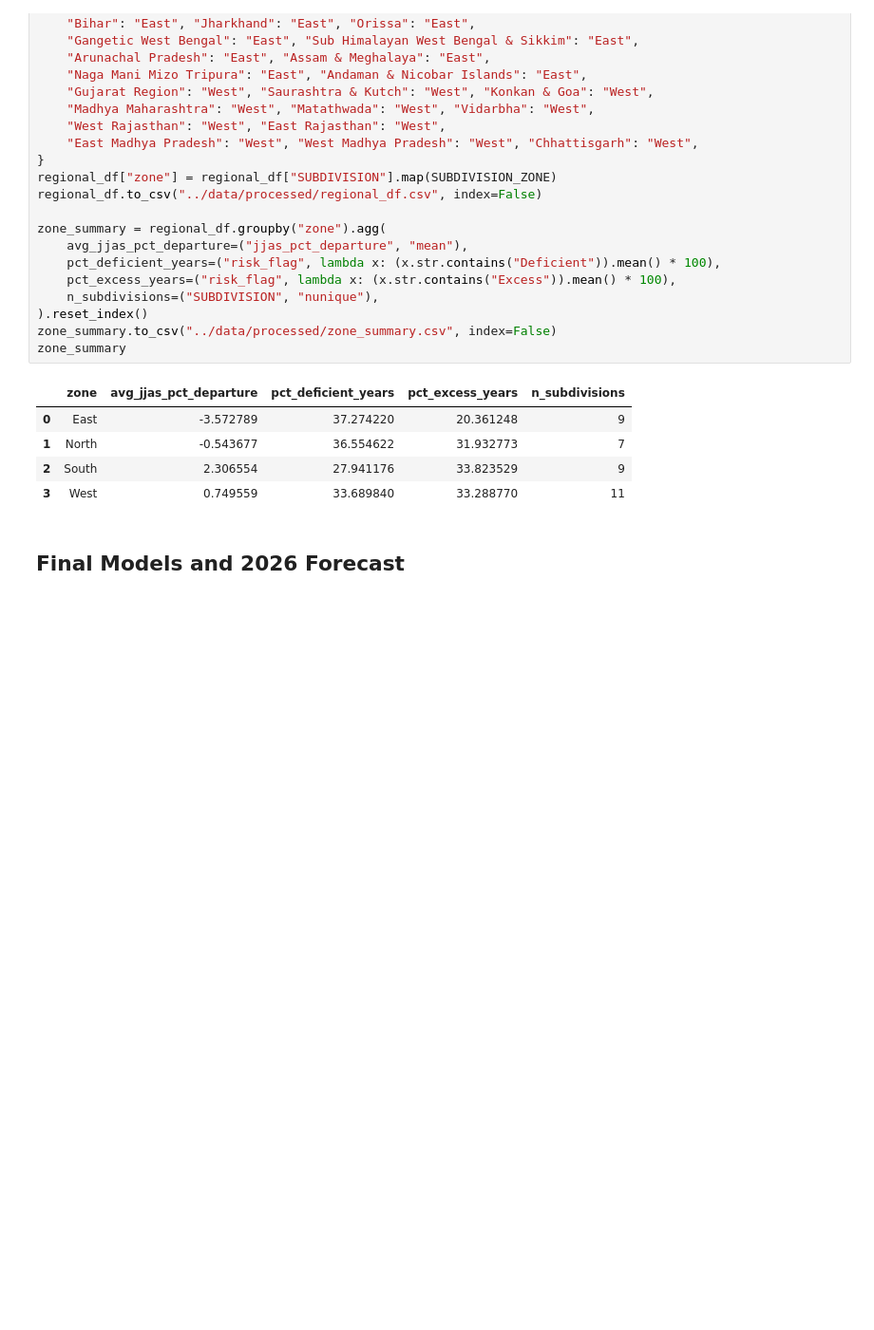
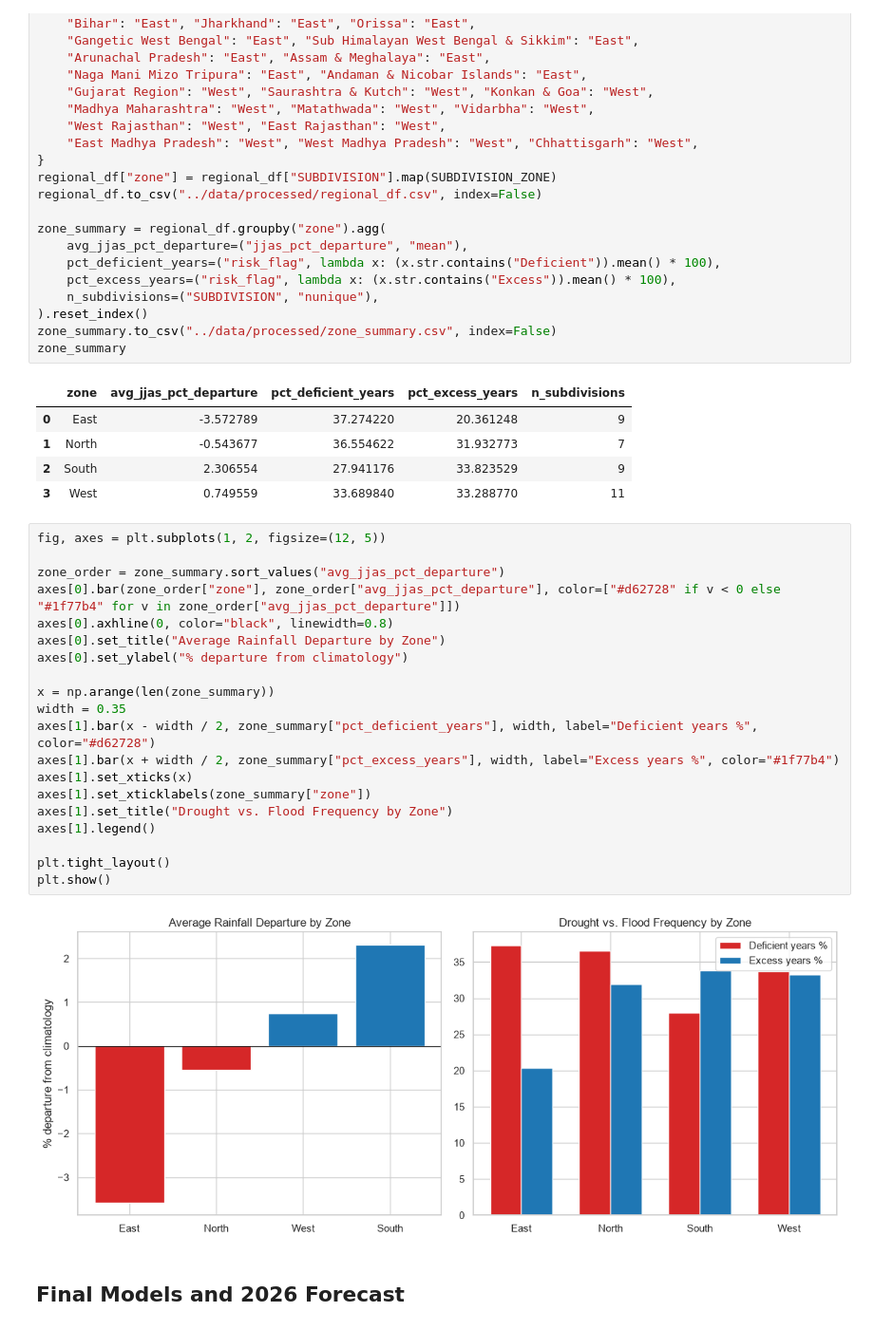
Before and after one commit to Tirumalashreya/monsoons-detection, a Jupyter notebook: notebooks/monsoon_prediction_pipeline.ipynb, the cells around one changed output. Shown at 95% size. Cells and saved outputs as stored; diff of their text form; blank space fills up the shorter version.

```diff
--- a/notebooks/monsoon_prediction_pipeline.ipynb
+++ b/notebooks/monsoon_prediction_pipeline.ipynb
@@ -461,6 +532,28 @@ zone_summary
 | 1 | North | -0.543677 | 36.554622 | 31.932773 | 7 |
 | 2 | South | 2.306554 | 27.941176 | 33.823529 | 9 |
 | 3 | West | 0.749559 | 33.689840 | 33.288770 | 11 |
+# %%
+fig, axes = plt.subplots(1, 2, figsize=(12, 5))
+
+zone_order = zone_summary.sort_values("avg_jjas_pct_departure")
+axes[0].bar(zone_order["zone"], zone_order["avg_jjas_pct_departure"], color=["#d62728" if v < 0 else "#1f77b4" for v in zone_order["avg_jjas_pct_departure"]])
+axes[0].axhline(0, color="black", linewidth=0.8)
+axes[0].set_title("Average Rainfall Departure by Zone")
+axes[0].set_ylabel("% departure from climatology")
+
+x = np.arange(len(zone_summary))
+width = 0.35
+axes[1].bar(x - width / 2, zone_summary["pct_deficient_years"], width, label="Deficient years %", color="#d62728")
+axes[1].bar(x + width / 2, zone_summary["pct_excess_years"], width, label="Excess years %", color="#1f77b4")
+axes[1].set_xticks(x)
+axes[1].set_xticklabels(zone_summary["zone"])
+axes[1].set_title("Drought vs. Flood Frequency by Zone")
+axes[1].legend()
+
+plt.tight_layout()
+plt.show()
+# %% [output]
+[figure, added]
 # %% [markdown]
 ## Final Models and 2026 Forecast
 # %%
```
Also changed, not shown: parts of 6 cells of this notebook.
